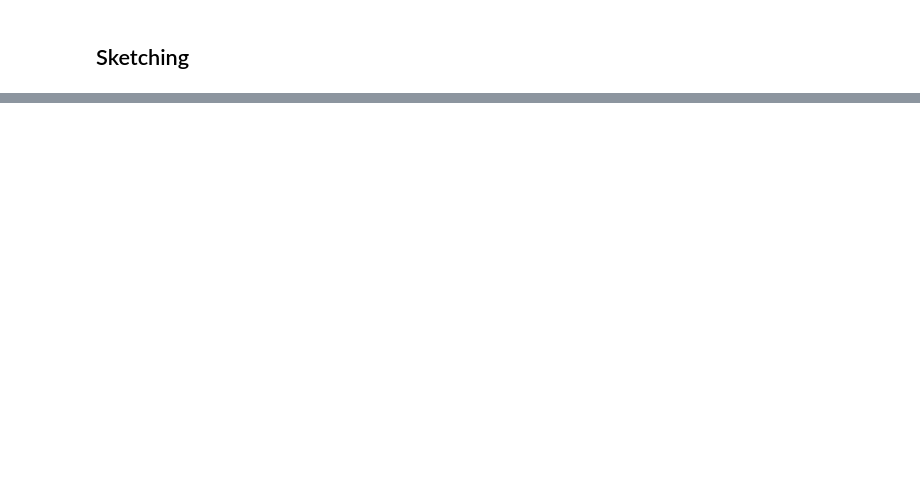
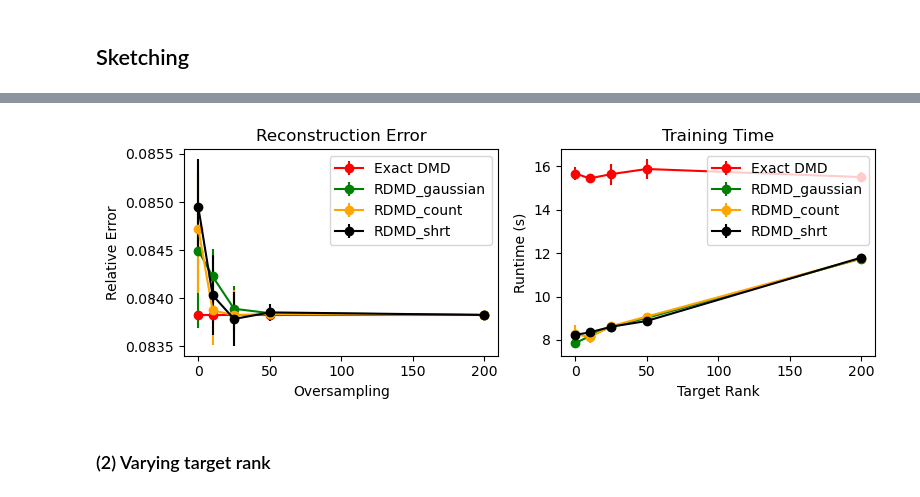
Before and after one commit to jeiloh/rDMD_sketching, a Jupyter notebook: rdmd_sst.ipynb, the cells around one changed output, grey strips where cells are left out. Saved outputs shown, nothing was run; the diff lists cells and outputs as text; code cells hidden in the pictures; blank space fills up the shorter version.

```diff
--- a/rdmd_sst.ipynb
+++ b/rdmd_sst.ipynb
@@ -107,0 +150,47 @@ for i, rank in enumerate(rank_values):
+# %%
+# RDMD with SHRT sketch
+oversampling_error_shrt = np.zeros((len(oversampling), num_trials))
+oversampling_times_shrt = np.zeros((len(oversampling), num_trials))
+
+for i, p in enumerate(oversampling):
+    for j in range(num_trials):
+        test_matrix = generate_shrt_matrix(m, rank+p)
+        t0 = time.time()
+        rdmd_shrt = RDMD(svd_rank=rank, test_matrix=test_matrix).fit(
+            snapshots_matrix
+        )
+        t1 = time.time()
+
+        oversampling_error_shrt[i, j] = (
+            compute_error(snapshots_matrix, rdmd_shrt.reconstructed_data)
+        )
+        oversampling_times_shrt[i, j] += (t1 - t0)
+# %%
+plt.figure(figsize=(8, 3))
+plt.subplot(1, 2, 1)
+plt.errorbar(oversampling, np.mean(dmd_oversampling_error, axis=1), yerr=np.std(dmd_oversampling_error, axis=1), fmt='-o', c="r", label="Exact DMD")
+plt.errorbar(oversampling, np.mean(oversampling_error, axis=1), yerr=np.std(oversampling_error, axis=1), fmt='-o', c="g", label="RDMD_gaussian")
+plt.errorbar(oversampling, np.mean(oversampling_error_count, axis=1), yerr=np.std(oversampling_error_count, axis=1), fmt='-o', c="orange", label="RDMD_count")
+plt.errorbar(oversampling, np.mean(oversampling_error_shrt, axis=1), yerr=np.std(oversampling_error_shrt, axis=1), fmt='-o', c="k", label="RDMD_shrt")
+
+plt.title("Reconstruction Error")
+plt.xlabel("Oversampling")
+plt.ylabel("Relative Error")
+plt.legend()
+
+plt.subplot(1, 2, 2)
+plt.errorbar(oversampling, np.mean(dmd_oversampling_times, axis=1), yerr=np.std(dmd_oversampling_times, axis=1), fmt='-o', c="r", label="Exact DMD")
+plt.errorbar(oversampling, np.mean(oversampling_times, axis=1), yerr=np.std(oversampling_times, axis=1), fmt='-o', c="g", label="RDMD_gaussian")
+plt.errorbar(oversampling, np.mean(oversampling_times_count, axis=1), yerr=np.std(oversampling_times_count, axis=1), fmt='-o', c="orange", label="RDMD_count")
+plt.errorbar(oversampling, np.mean(oversampling_times_shrt, axis=1), yerr=np.std(oversampling_times_shrt, axis=1), fmt='-o', c="k", label="RDMD_shrt")
+
+plt.title("Training Time")
+plt.xlabel("Target Rank")
+plt.ylabel("Runtime (s)")
+plt.legend()
+plt.tight_layout()
+plt.show()
+# %% [output]
+[figure, added]
+# %% [markdown]
+### (2) Varying target rank
```
Also changed, not shown: parts of 20 cells of this notebook.
